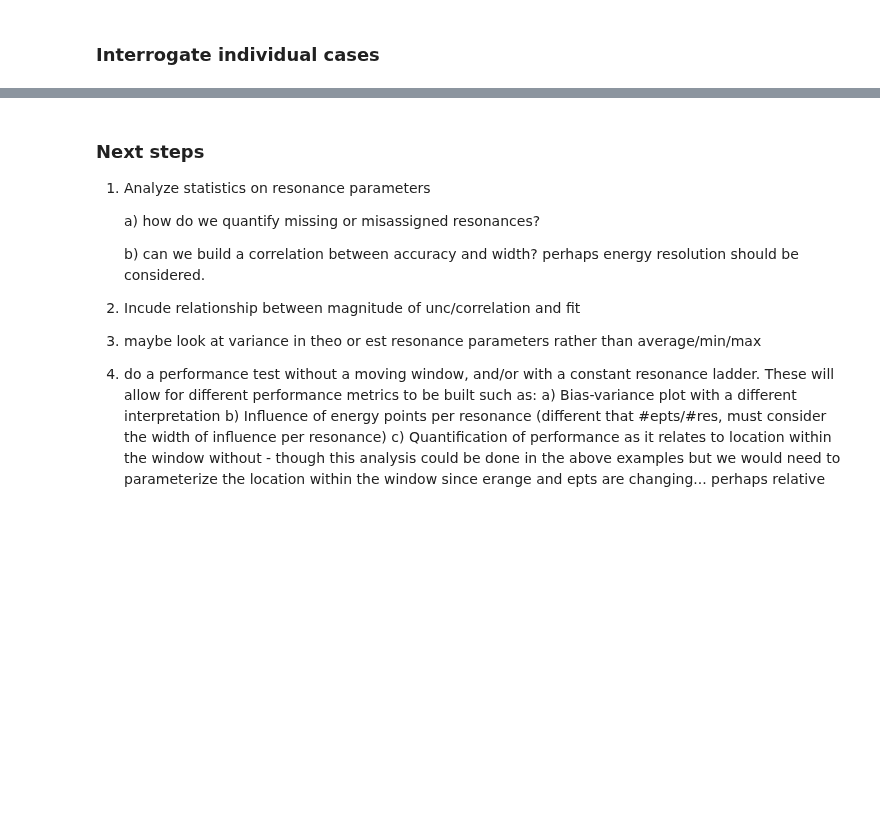
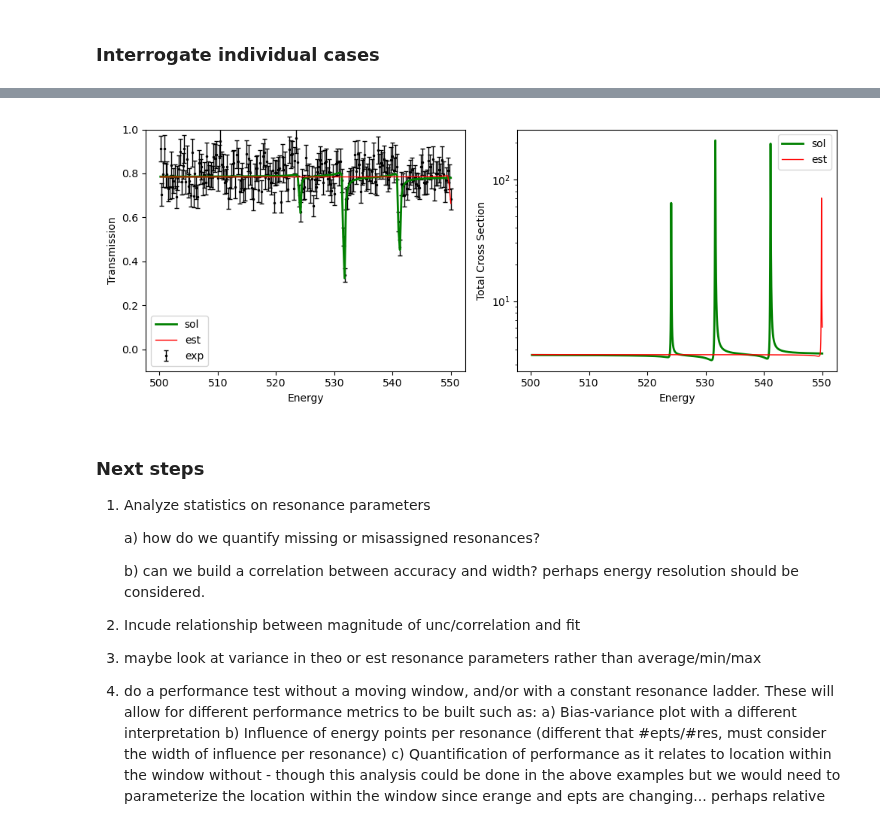
Before and after one commit to Naww137/ATARI, a Jupyter notebook: examples/UserExample_PiTFAll.ipynb, the cells around one changed output, grey strips where cells are left out. Cells and saved outputs as stored; diff of their text form; code cells hidden in the pictures; blank space fills up the shorter version.

```diff
--- a/examples/UserExample_PiTFAll.ipynb
+++ b/examples/UserExample_PiTFAll.ipynb
@@ -400,3 +329,8 @@ fig = pf.sample_case.plot(case_file, 28, 'baron')
+# %%
+from ATARI.PiTFAll import sample_case
+fig = sample_case.plot(case_file, 28, 'baron_rev1')
+# %% [output]
+[figure, added]
 # %% [markdown]
 ### Next steps
 
```
Also changed, not shown: parts of 16 cells of this notebook.
